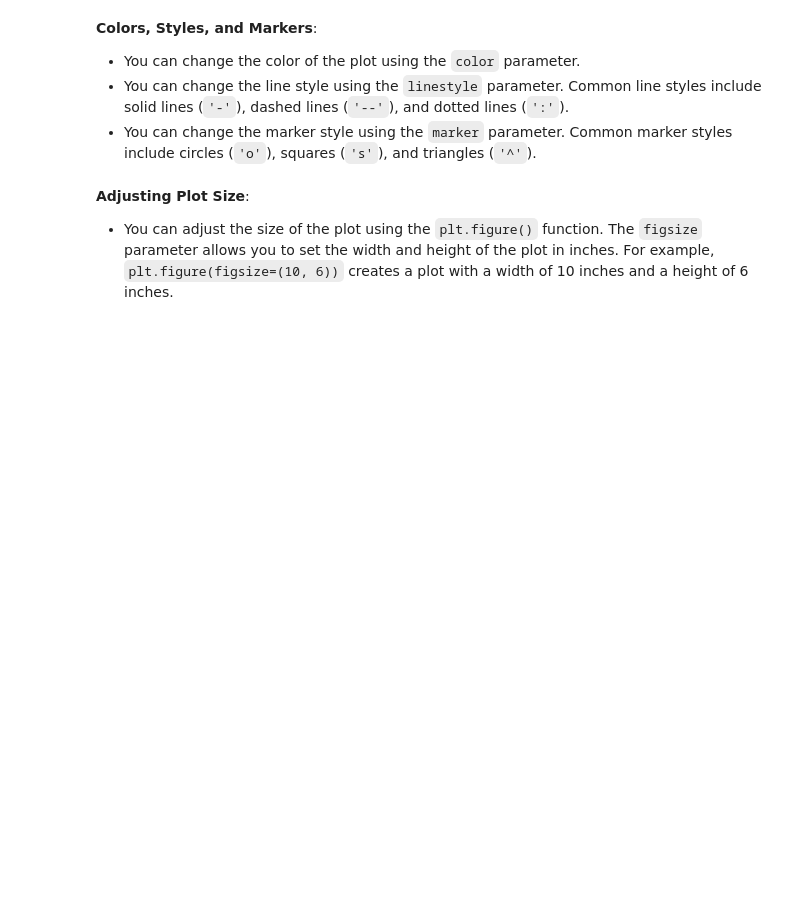
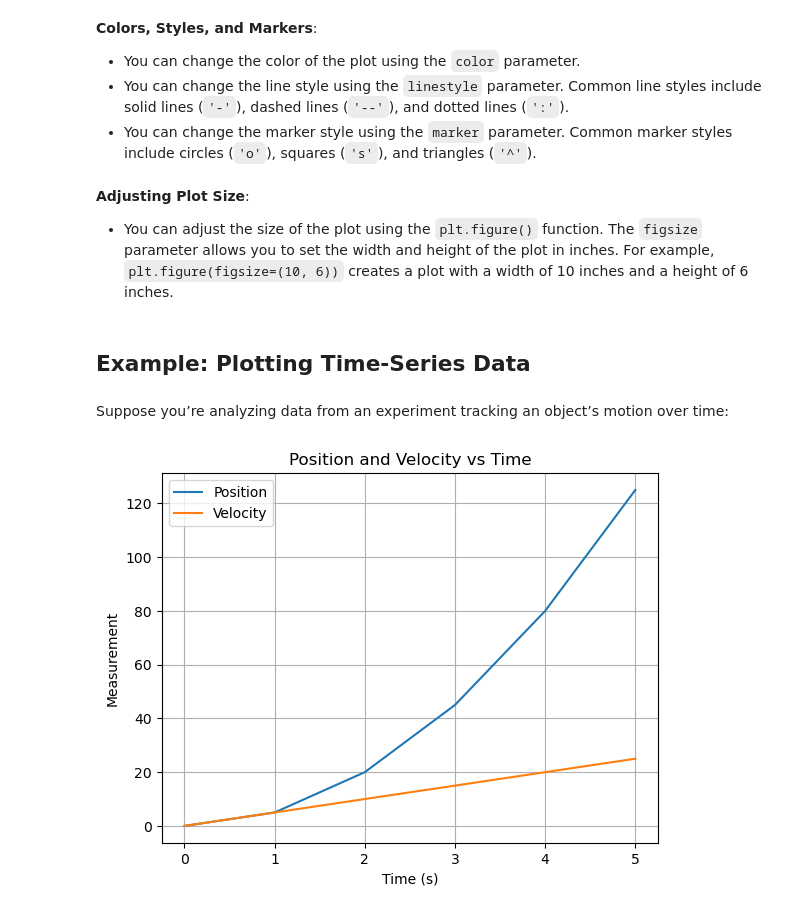
Before and after one commit to Collins-kariuk/Python-for-Physics-Students, a Jupyter notebook: Part 4_Data Visualization/Matplotlib & Plotting for Research.ipynb, the cells around one changed output. Saved outputs shown, nothing was run; the diff lists cells and outputs as text; code cells hidden in the pictures; blank space fills up the shorter version.

Commit message:
Finish 'Example:Plotting Time-Series Data' section

```diff
--- a/Part 4_Data Visualization/Matplotlib & Plotting for Research.ipynb
+++ b/Part 4_Data Visualization/Matplotlib & Plotting for Research.ipynb
@@ -123,3 +123,33 @@ __Colors, Styles, and Markers__:
 __Adjusting Plot Size__:
 
 - You can adjust the size of the plot using the `plt.figure()` function. The `figsize` parameter allows you to set the width and height of the plot in inches. For example, `plt.figure(figsize=(10, 6))` creates a plot with a width of 10 inches and a height of 6 inches.
+# %% [markdown]
+## Example: Plotting Time-Series Data
+# %% [markdown]
+Suppose you’re analyzing data from an experiment tracking an object’s motion over time:
+# %%
+import pandas as pd
+
+data = {
+    "Time (s)": [0, 1, 2, 3, 4, 5],
+    "Position (m)": [0, 5, 20, 45, 80, 125],
+    "Velocity (m/s)": [0, 5, 10, 15, 20, 25],
+}
+
+df = pd.DataFrame(data)
+
+# Plotting Position and Velocity vs Time
+plt.plot(df["Time (s)"], df["Position (m)"], label="Position")
+plt.plot(df["Time (s)"], df["Velocity (m/s)"], label="Velocity")
+
+plt.title("Position and Velocity vs Time")
+
+plt.xlabel("Time (s)")
+plt.ylabel("Measurement")
+
+plt.legend()
+
+plt.grid(True)
+plt.show()
+# %% [output]
+[figure, added]
```
